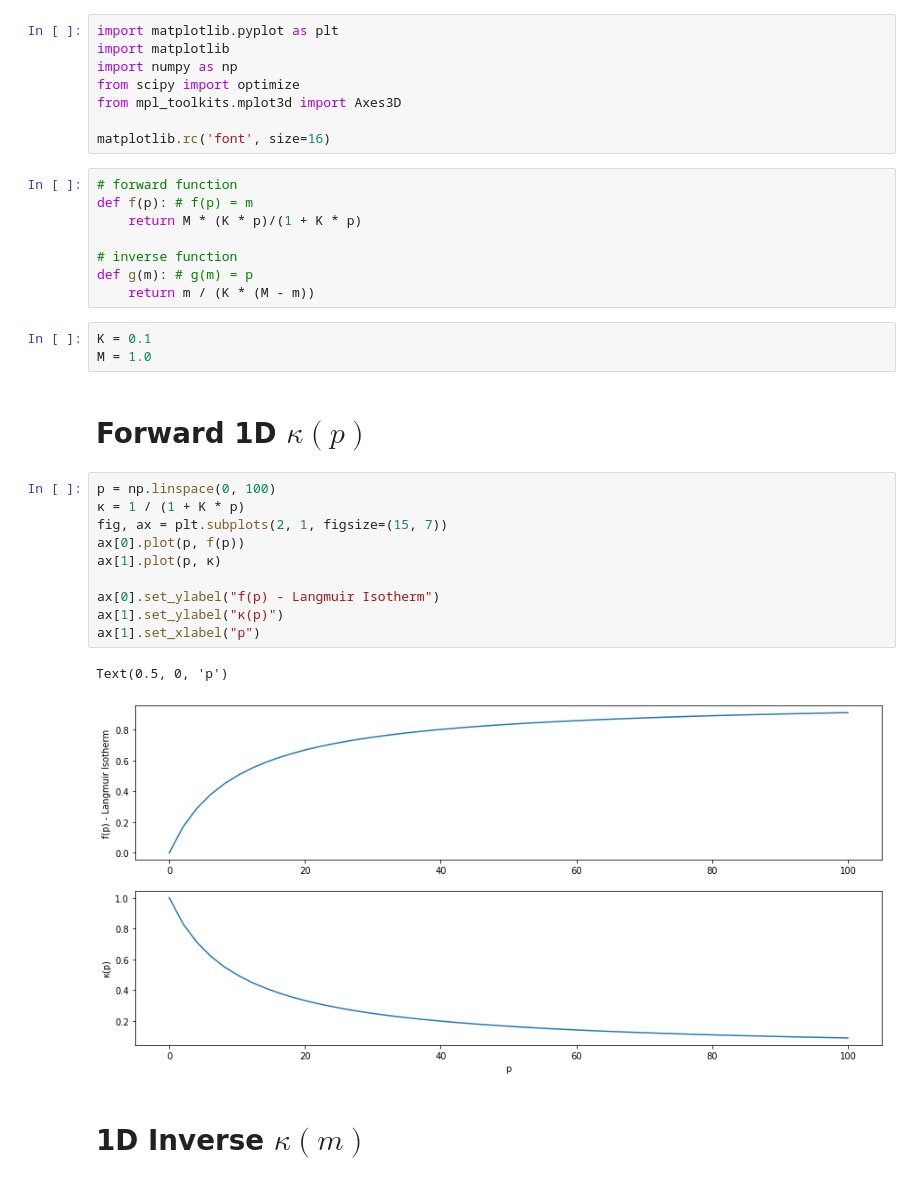
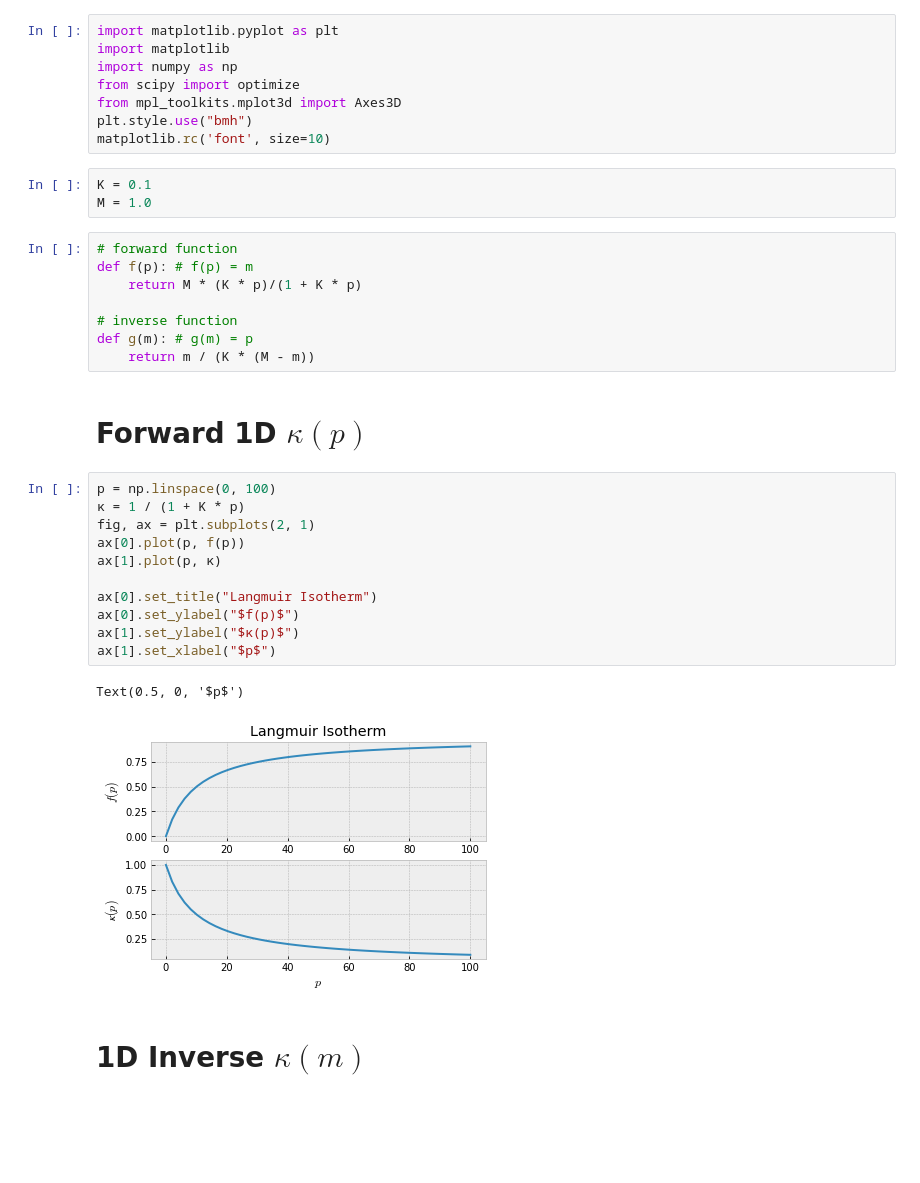
Before and after one commit to SimonEnsemble/nonlinear_sensing, a Jupyter notebook: 1D Kappa.ipynb, the cells around one changed output. Drawn from its saved outputs; the diff is of its cells as text; blank space fills up the shorter version.

Commit message:
updated 1D plotting, added plotting style

```diff
--- a/1D Kappa.ipynb
+++ b/1D Kappa.ipynb
@@ -4,8 +4,11 @@ import matplotlib
 import numpy as np
 from scipy import optimize
 from mpl_toolkits.mplot3d import Axes3D
-
-matplotlib.rc('font', size=16)
+plt.style.use("bmh")
+matplotlib.rc('font', size=10)
+# %%
+K = 0.1
+M = 1.0
 # %%
 # forward function
 def f(p): # f(p) = m
@@ -14,24 +17,22 @@ def f(p): # f(p) = m
 # inverse function
 def g(m): # g(m) = p
     return m / (K * (M - m))
-# %%
-K = 0.1
-M = 1.0
 # %% [markdown]
 # Forward 1D $\kappa(p)$
 # %%
 p = np.linspace(0, 100)
 κ = 1 / (1 + K * p)
-fig, ax = plt.subplots(2, 1, figsize=(15, 7))
+fig, ax = plt.subplots(2, 1)
 ax[0].plot(p, f(p))
 ax[1].plot(p, κ)
 
-ax[0].set_ylabel("f(p) - Langmuir Isotherm")
-ax[1].set_ylabel("κ(p)")
-ax[1].set_xlabel("p")
+ax[0].set_title("Langmuir Isotherm")
+ax[0].set_ylabel("$f(p)$")
+ax[1].set_ylabel("$κ(p)$")
+ax[1].set_xlabel("$p$")
 # %% [output]
-Text(0.5, 0, 'p')
+Text(0.5, 0, '$p$')
-[figure, old version]
+[figure, new version]
 # %% [markdown]
 # 1D Inverse $\kappa(m)$
 # %%
```
Also changed, not shown: parts of 2 cells of this notebook.
